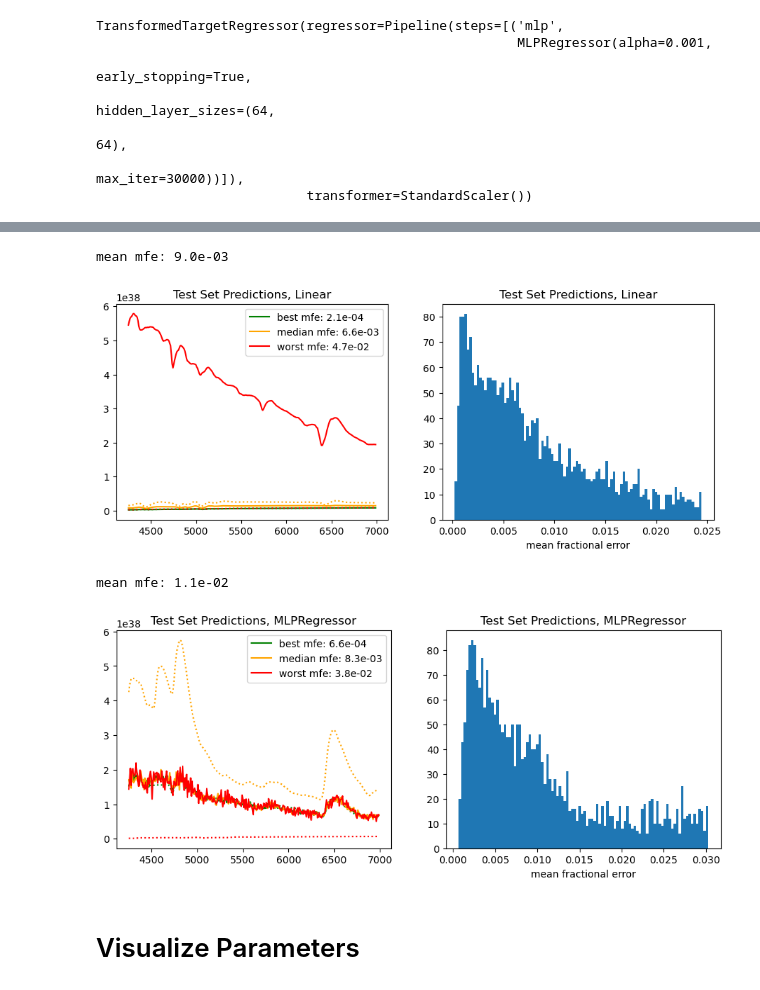
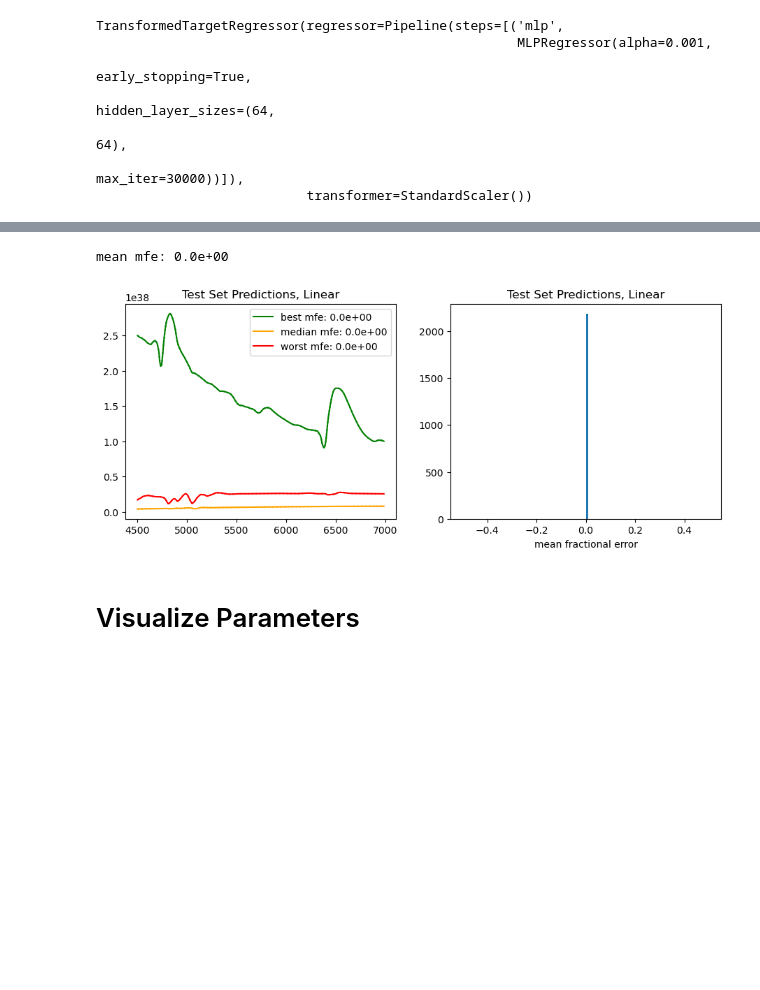
Before and after one commit to MichaelLukaszyk/iip-emulator, a Jupyter notebook: interpolator/interp.ipynb, the cells around one changed output, grey strips where cells are left out. Saved outputs shown, nothing was run; the diff lists cells and outputs as text; code cells hidden in the pictures; blank space fills up the shorter version.

```diff
--- a/interpolator/interp.ipynb
+++ b/interpolator/interp.ipynb
@@ -23,30 +35,22 @@ fit_min_wav = 4250
 # %%
 # Initialize model data file
 if False:
-    folder_path = os.path.dirname('C:/Users/mikel/Desktop/10000_runs/')
+    folder_path = os.path.dirname('C:/Users/mikel/Desktop/10000_runs_0/')
+    param_names = ['log_lsun', 't_exp', 'v_start', 'X', 'Z']
     X, y, wav_mod = util.read_grid_runs(folder_path, param_names)
     np.savez(
-        'grid_data.npz',
+        'grid_data_large.npz',
+        param_names=param_names,
         X=X,
         y=y,
         wav=wav_mod
     )
 # %%
-# Get observed data
-obs_df = pd.read_csv('calibrated_spectra/2020jfo-2020-05-19.csv')
-wav_obs = obs_df['wavelength']
-y_obs = obs_df['flux']
-y_obs_err = y_obs * 0.05 # obs_df['fluxerr']
-
 # Mask to fitting range
 mask = (wav_obs < fit_max_wav) & (wav_obs > fit_min_wav)
 wav_obs = wav_obs[mask]
 y_obs = y_obs[mask]
 y_obs_err = y_obs_err[mask]
-
-# Get model data
-data = np.load('grid_data.npz')
-X, y, wav_mod = data['X'], data['y'], data['wav']
 
 # Remove any spectra containing negative fluxes
 mask = np.all(y >= 0, axis=1)
@@ -99,13 +105,23 @@ show_active()
 use_linear = True
 # %%
 # Linear interpolator
+from sklearn.preprocessing import MinMaxScaler
 from scipy.interpolate import LinearNDInterpolator, NearestNDInterpolator
-interp_linear = LinearNDInterpolator(X_train, y_train)
-interp_nearest = NearestNDInterpolator(X_train, y_train)
+
+scaler = MinMaxScaler()
+X_scaled = scaler.fit_transform(X)
+X_train_scaled = scaler.fit_transform(X_train)
+# interp_linear_scaled = LinearNDInterpolator(X_train_scaled, y_train)
+interp_nearest_scaled = NearestNDInterpolator(X_scaled, y)
 
 def interp(X):
-    y = interp_linear(X)
-    if np.any(np.isnan(y)):
-        return interp_nearest(X)
+    if X.ndim == 1:
+        X_scaled = scaler.transform(X.reshape(1, -1))
     else:
-        return y
+        X_scaled = scaler.transform(X)
+    return interp_nearest_scaled(X_scaled)
+    # y = interp_linear_scaled(X_scaled)
+    # if np.any(np.isnan(y)):
+    #     return interp_nearest_scaled(X_scaled)
+    # else:
+    #     return y
@@ -184,14 +202,12 @@ if False:
 # %%
 # The histogram excludes mfe values larger than the 95th percentile, since there's a few outliers
 util.evaluate_predictions(y_test, interp(X_test), wav, 'Test Set Predictions, Linear')
 show_active()
-util.evaluate_predictions(y_test, model.predict(X_test), wav, 'Test Set Predictions, MLPRegressor')
-show_active()
+# util.evaluate_predictions(y_test, model.predict(X_test), wav, 'Test Set Predictions, MLPRegressor')
+# show_active()
 # %% [output]
-mean mfe: 9.0e-03
+mean mfe: 0.0e+00
-[figure, old version]
+[figure, new version]
-mean mfe: 1.1e-02
-[figure, removed]
 # %% [markdown]
 # Visualize Parameters
 # %%
```
Also changed, not shown: parts of 15 cells of this notebook, 8 other files.
